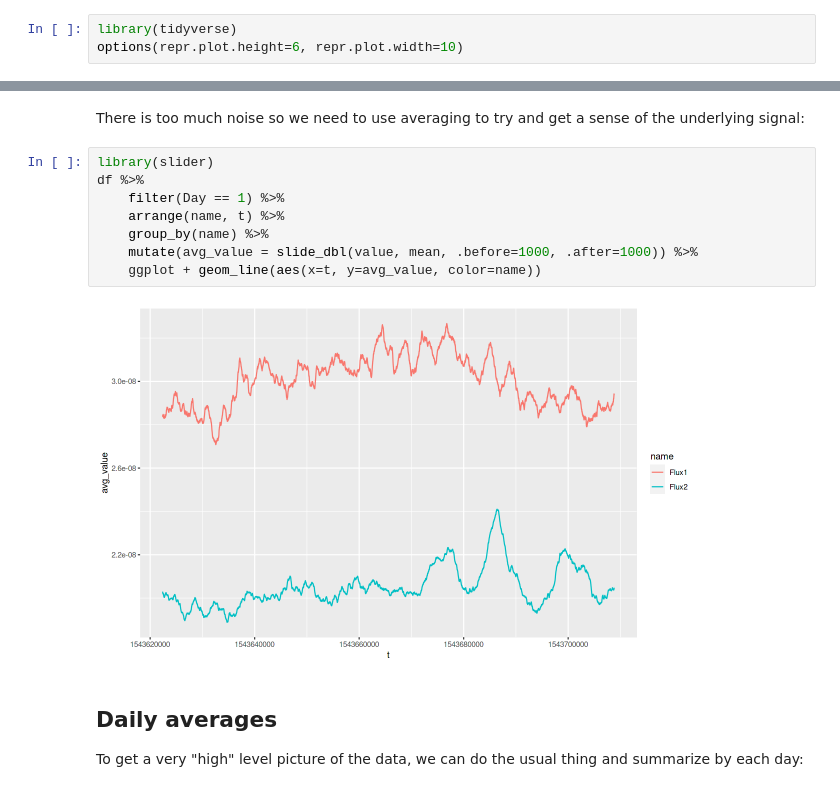
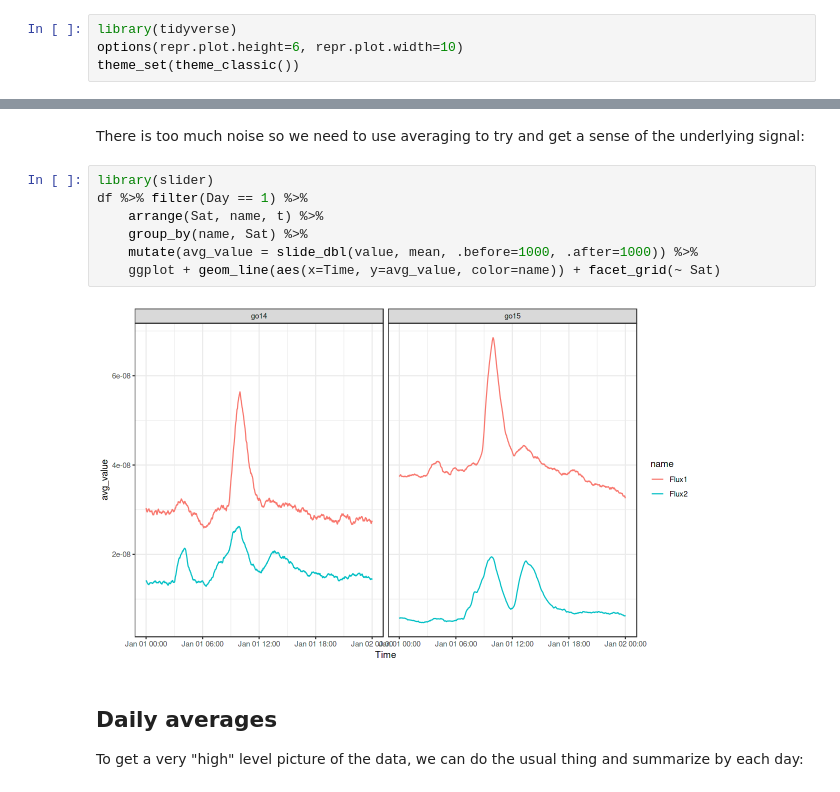
Before and after one commit to terhorst/stats504, a Jupyter notebook: lectures/week5/slides.ipynb, the cells around one changed output, grey strips where cells are left out. Saved outputs shown, nothing was run; the diff lists cells and outputs as text.

```diff
--- a/lectures/week5/slides.ipynb
+++ b/lectures/week5/slides.ipynb
@@ -1,3 +1,4 @@
 # %%
 library(tidyverse)
 options(repr.plot.height=6, repr.plot.width=10)
+theme_set(theme_classic())
@@ -66,14 +104,13 @@ df_wide %>% slice(1:1000) %>% ggplot + geom_point(aes(x=Flux1, y=Flux2))
 There is too much noise so we need to use averaging to try and get a sense of the underlying signal:
 # %%
 library(slider)
-df %>%
-    filter(Day == 1) %>%
-    arrange(name, t) %>%
-    group_by(name) %>%
+df %>% filter(Day == 1) %>%
+    arrange(Sat, name, t) %>%
+    group_by(name, Sat) %>%
     mutate(avg_value = slide_dbl(value, mean, .before=1000, .after=1000)) %>%
-    ggplot + geom_line(aes(x=t, y=avg_value, color=name))
+    ggplot + geom_line(aes(x=Time, y=avg_value, color=name)) + facet_grid(~ Sat)
 # %% [output]
-[figure, old version]
+[figure, new version]
 # %% [markdown]
 ## Daily averages
 To get a very "high" level picture of the data, we can do the usual thing and summarize by each day:
```
Also changed, not shown: parts of 40 cells of this notebook, 2 other files.
